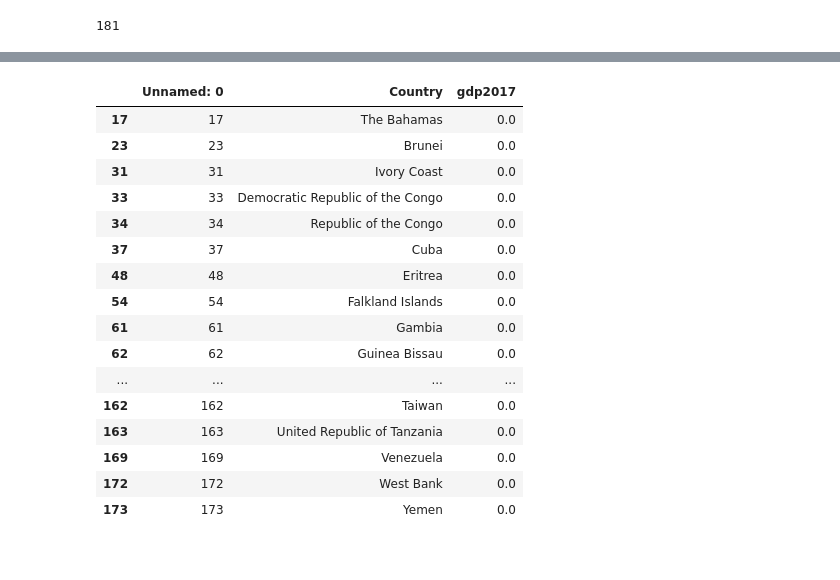
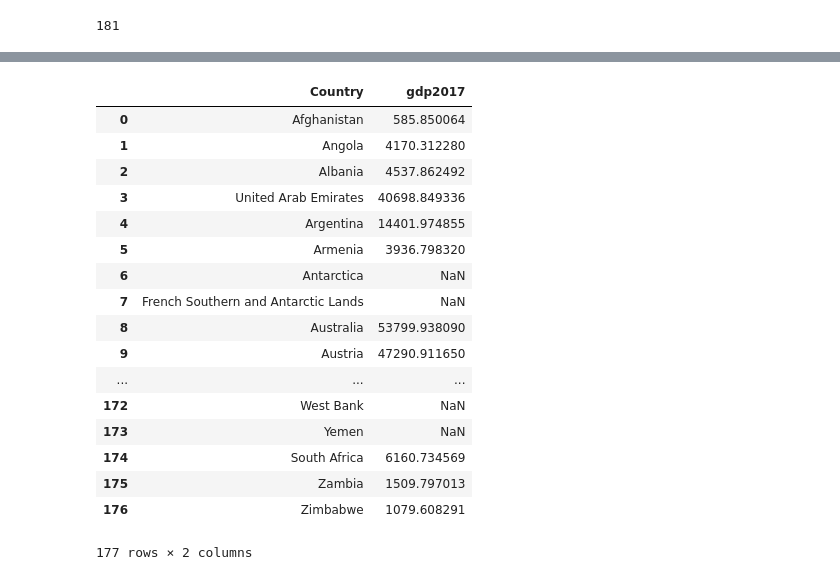
Before and after one commit to vizu-food-production/vizu-food-production.github.io, a Jupyter notebook: Untitled.ipynb, the cells around one changed output, grey strips where cells are left out. Drawn from its saved outputs; the diff is of its cells as text; code cells hidden in the pictures.

Commit message:
data correction

```diff
--- a/Untitled.ipynb
+++ b/Untitled.ipynb
@@ -6,6 +6,8 @@ import math
 import matplotlib.pyplot as plt
 %matplotlib inline
 import os
+
+graph_path = ('data/graph/')
 # %%
 countries = set()
 # %%
@@ -42,29 +44,33 @@ countries[:10]
 # %%
-gdp = pd.read_csv(graph_path + 'gdp_2017.csv')
+
+gdp = pd.read_csv(graph_path + 'gdp_2017.csv', na_values=[0])#.drop(['Unnamed: 0', 'Unnamed: 0.1'], axis=1)
 
 c = list(gdp['Country'])
 
 r = [country for country in countries if country in c]
 bibi = gdp[gdp['Country'].isin(r)]
-bibi[bibi['gdp2017'] == 0]
+#bibi[bibi['gdp2017'].isna()]
+gdp = gdp.drop('Unnamed: 0', axis=1)
+gdp
 # %% [output]
-|  | Unnamed: 0 | Country | gdp2017 |
-| 17 | 17 | The Bahamas | 0.0 |
-| 23 | 23 | Brunei | 0.0 |
-| 31 | 31 | Ivory Coast | 0.0 |
-| 33 | 33 | Democratic Republic of the Congo | 0.0 |
-| 34 | 34 | Republic of the Congo | 0.0 |
-| 37 | 37 | Cuba | 0.0 |
-| 48 | 48 | Eritrea | 0.0 |
-| 54 | 54 | Falkland Islands | 0.0 |
-| 61 | 61 | Gambia | 0.0 |
-| 62 | 62 | Guinea Bissau | 0.0 |
-| ... | ... | ... | ... |
-| 162 | 162 | Taiwan | 0.0 |
-| 163 | 163 | United Republic of Tanzania | 0.0 |
-| 169 | 169 | Venezuela | 0.0 |
-| 172 | 172 | West Bank | 0.0 |
-| 173 | 173 | Yemen | 0.0 |
+|  | Country | gdp2017 |
+| 0 | Afghanistan | 585.850064 |
+| 1 | Angola | 4170.312280 |
+| 2 | Albania | 4537.862492 |
+| 3 | United Arab Emirates | 40698.849336 |
+| 4 | Argentina | 14401.974855 |
+| 5 | Armenia | 3936.798320 |
+| 6 | Antarctica | NaN |
+| 7 | French Southern and Antarctic Lands | NaN |
+| 8 | Australia | 53799.938090 |
+| 9 | Austria | 47290.911650 |
+| ... | ... | ... |
+| 172 | West Bank | NaN |
+| 173 | Yemen | NaN |
+| 174 | South Africa | 6160.734569 |
+| 175 | Zambia | 1509.797013 |
+| 176 | Zimbabwe | 1079.608291 |
+177 rows × 2 columns
 # %%
 gdp.to_csv(graph_path + 'gdp_2017.csv')
 # %%
```
Also changed, not shown: parts of 12 cells of this notebook, 6 other files.
